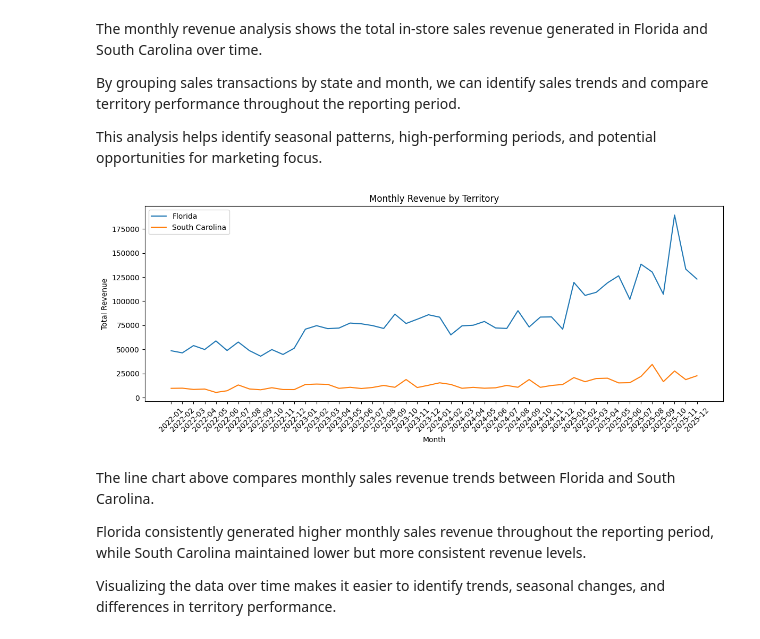
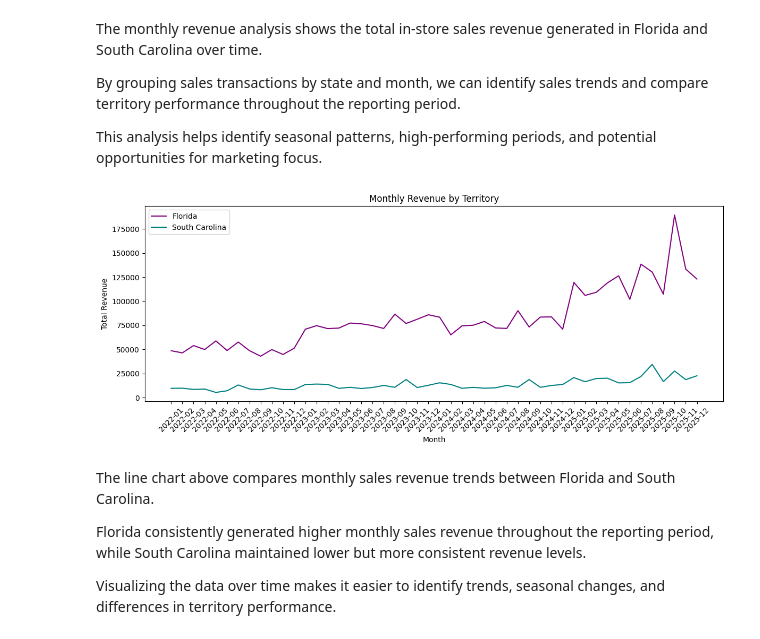
Before and after one commit to smayamelgara-data/Capstone_2, a Jupyter notebook: melgara_sales_analysis.ipynb, the cells around one changed output. Cells and saved outputs as stored; diff of their text form; code cells hidden in the pictures.

```diff
--- a/melgara_sales_analysis.ipynb
+++ b/melgara_sales_analysis.ipynb
@@ -308,35 +308,48 @@ By grouping sales transactions by state and month, we can identify sales trends
 
 This analysis helps identify seasonal patterns, high-performing periods, and potential opportunities for marketing focus.
 # %%
+# Create figure size to make the chart easier to read
 plt.figure(figsize=(12,5))
 
-for state in monthly_revenue['State'].unique():
+# Define custom colors
+colors = ['purple', 'teal']
 
+# Loop through each state
+for i, state in enumerate(monthly_revenue['State'].unique()):
+
+    # Filter data for current state
     state_data = monthly_revenue[
         monthly_revenue['State'] == state
     ]
 
+    # Plot each state with custom color
     plt.plot(
         state_data['Month'].astype(str),
         state_data['Sale Amount'],
-        label=state
+        label=state,
+        color=colors[i]
     )
 
+# Add chart title
 plt.title('Monthly Revenue by Territory')
 
+# Add labels
 plt.xlabel('Month')
-
 plt.ylabel('Total Revenue')
 
+# Rotate labels
 plt.xticks(rotation=45)
 
+# Show legend
 plt.legend()
 
+# Improve spacing
 plt.tight_layout()
 
+# Display chart
 plt.show()
 # %% [output]
-[figure, old version]
+[figure, new version]
 # %% [markdown]
 The line chart above compares monthly sales revenue trends between Florida and South Carolina.
 
```
Also changed, not shown: parts of 1 cell of this notebook.
